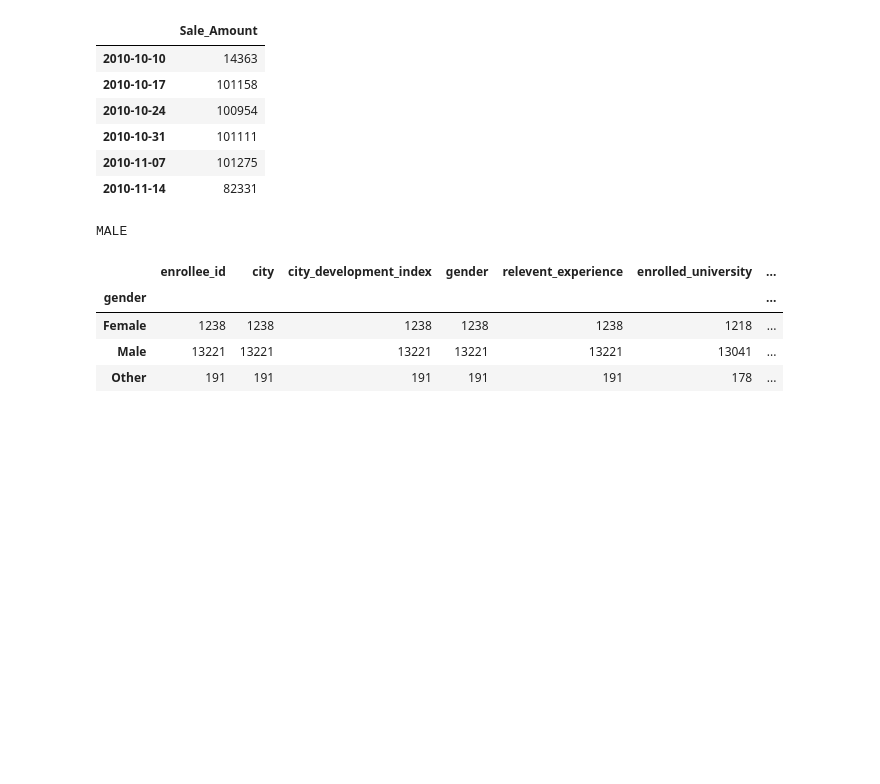
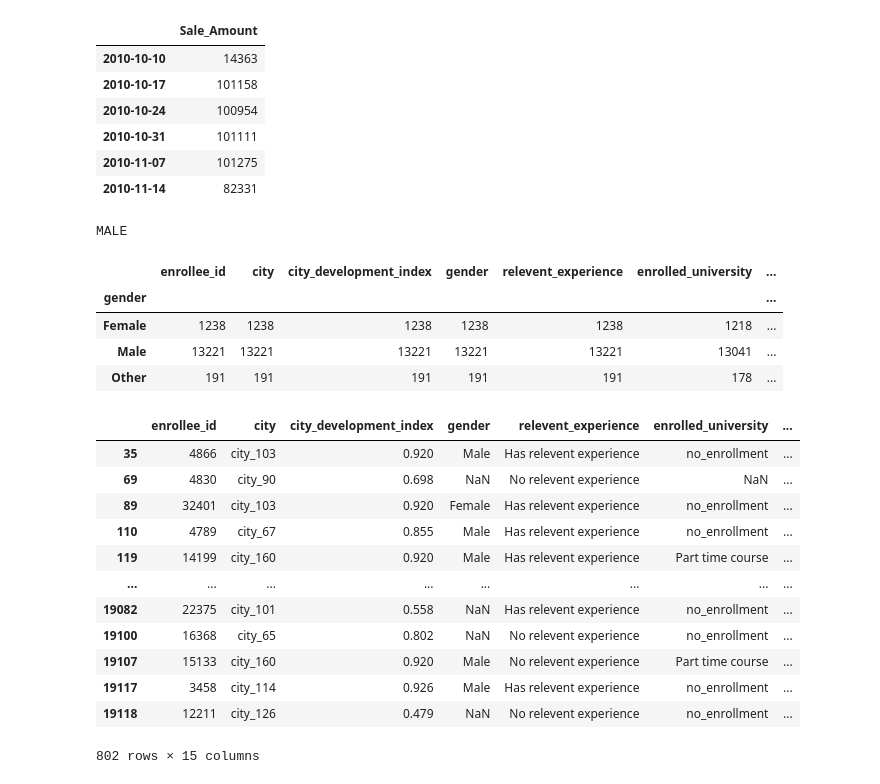
Before and after one commit to talibaisi/MachineLearning, a Jupyter notebook: Numpy_lab.ipynb, the cells around one changed output. Drawn from its saved outputs; the diff is of its cells as text; code cells hidden in the pictures; blank space fills up the shorter version.

```diff
--- a/Numpy_lab.ipynb
+++ b/Numpy_lab.ipynb
@@ -315,3 +315,21 @@ df_aug.groupby('gender').apply(lambda x:x.count())
 | Female | 1238 | 1238 | 1238 | 1238 | 1238 | 1218 | ... |
 | Male | 13221 | 13221 | 13221 | 13221 | 13221 | 13041 | ... |
 | Other | 191 | 191 | 191 | 191 | 191 | 178 | ... |
+# %%
+df_aug['Outliers'] = np.where(df_aug['training_hours'] > 200,1,0)
+# %%
+df_aug[df_aug['Outliers'] > 0]
+# %% [output]
+|  | enrollee_id | city | city_development_index | gender | relevent_experience | enrolled_university | ... |
+| 35 | 4866 | city_103 | 0.920 | Male | Has relevent experience | no_enrollment | ... |
+| 69 | 4830 | city_90 | 0.698 | NaN | No relevent experience | NaN | ... |
+| 89 | 32401 | city_103 | 0.920 | Female | Has relevent experience | no_enrollment | ... |
+| 110 | 4789 | city_67 | 0.855 | Male | Has relevent experience | no_enrollment | ... |
+| 119 | 14199 | city_160 | 0.920 | Male | Has relevent experience | Part time course | ... |
+| ... | ... | ... | ... | ... | ... | ... | ... |
+| 19082 | 22375 | city_101 | 0.558 | NaN | Has relevent experience | no_enrollment | ... |
+| 19100 | 16368 | city_65 | 0.802 | NaN | No relevent experience | no_enrollment | ... |
+| 19107 | 15133 | city_160 | 0.920 | Male | No relevent experience | Part time course | ... |
+| 19117 | 3458 | city_114 | 0.926 | Male | Has relevent experience | no_enrollment | ... |
+| 19118 | 12211 | city_126 | 0.479 | NaN | No relevent experience | no_enrollment | ... |
+802 rows × 15 columns
```
Also changed, not shown: parts of 1 cell of this notebook, 6 other files.
